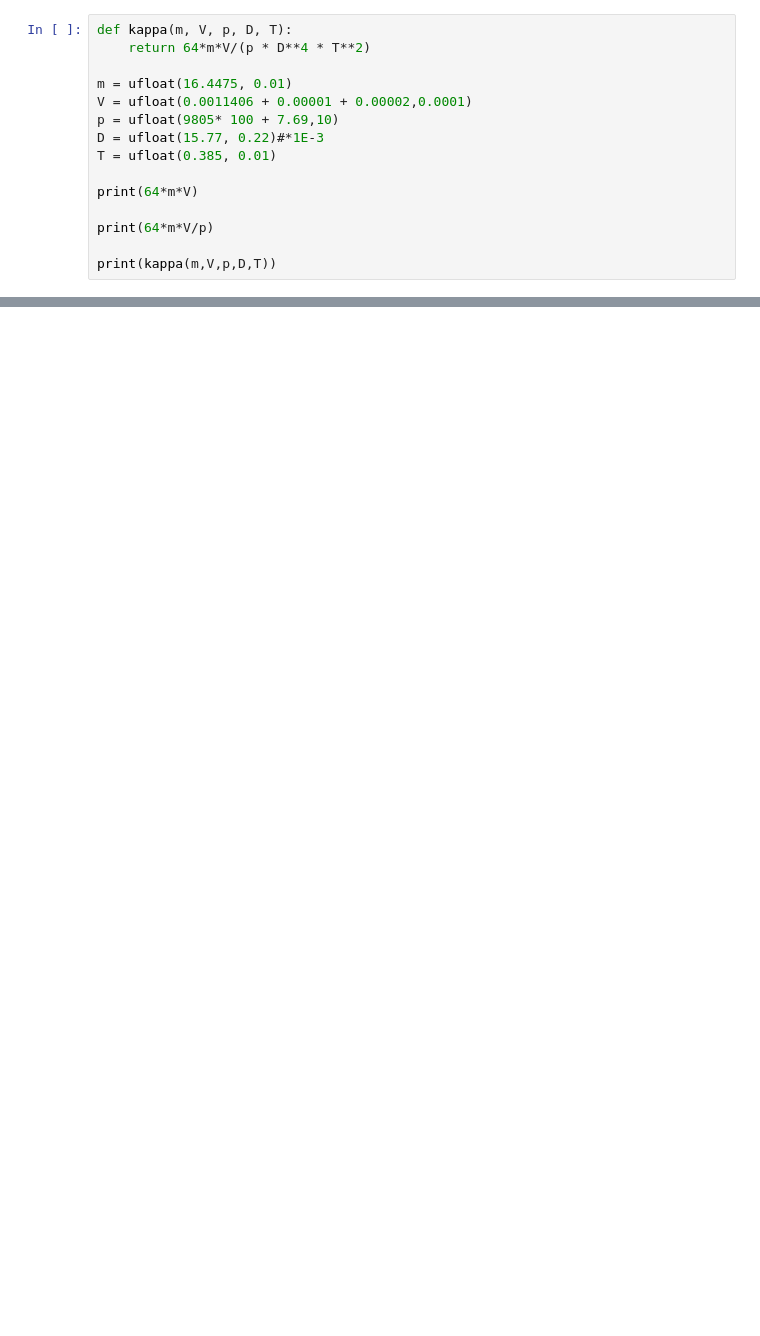
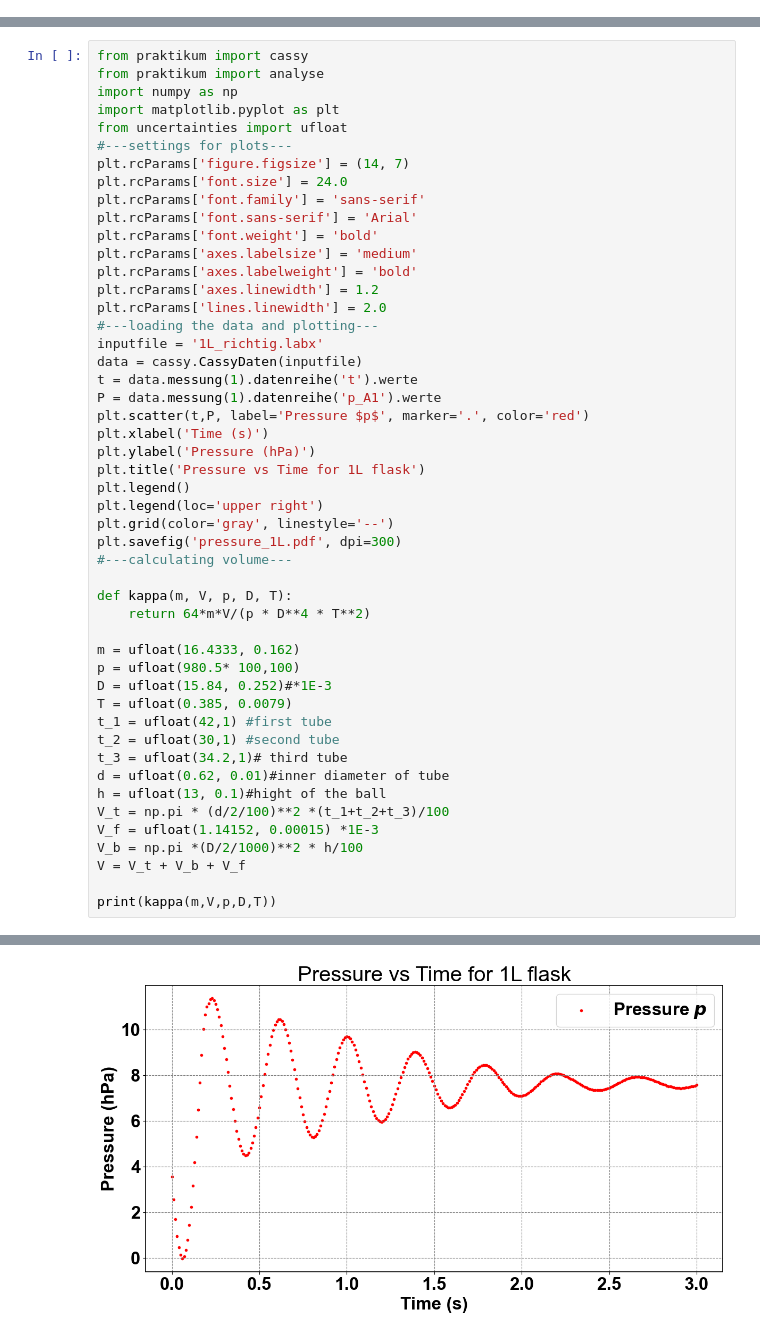
Before and after one commit to Bloomy-Yuki/Praktikum-I, a Jupyter notebook: Protocols/W-Lehre II/Notebooks/kappa.ipynb, the cells around one changed output, grey strips where cells are left out. Saved outputs shown, nothing was run; the diff lists cells and outputs as text; blank space fills up the shorter version.

Commit message:
solving the last aufgabe in W-lehre II, finished the first two after a long while of manual editing

```diff
--- a/Protocols/W-Lehre II/Notebooks/kappa.ipynb
+++ b/Protocols/W-Lehre II/Notebooks/kappa.ipynb
@@ -47,15 +0,0 @@ T_0 = []
-# %%
-def kappa(m, V, p, D, T):
-    return 64*m*V/(p * D**4 * T**2)
-
-m = ufloat(16.4475, 0.01)
-V = ufloat(0.0011406 + 0.00001 + 0.00002,0.0001)
-p = ufloat(9805* 100 + 7.69,10)
-D = ufloat(15.77, 0.22)#*1E-3
-T = ufloat(0.385, 0.01)
-
-print(64*m*V)
-
-print(64*m*V/p)
-
-print(kappa(m,V,p,D,T))
@@ -70,0 +1,50 @@ sys.float_info(max=1.7976931348623157e+308, max_exp=1024, max_10_exp=308, min=2.
+# %%
+from praktikum import cassy
+from praktikum import analyse
+import numpy as np
+import matplotlib.pyplot as plt
+from uncertainties import ufloat
+#---settings for plots---
+plt.rcParams['figure.figsize'] = (14, 7)
+plt.rcParams['font.size'] = 24.0
+plt.rcParams['font.family'] = 'sans-serif'
+plt.rcParams['font.sans-serif'] = 'Arial'
+plt.rcParams['font.weight'] = 'bold'
+plt.rcParams['axes.labelsize'] = 'medium'
+plt.rcParams['axes.labelweight'] = 'bold'
+plt.rcParams['axes.linewidth'] = 1.2
+plt.rcParams['lines.linewidth'] = 2.0
+#---loading the data and plotting---
+inputfile = '1L_richtig.labx'
+data = cassy.CassyDaten(inputfile)
+t = data.messung(1).datenreihe('t').werte
+P = data.messung(1).datenreihe('p_A1').werte
+plt.scatter(t,P, label='Pressure $p$', marker='.', color='red')
+plt.xlabel('Time (s)')
+plt.ylabel('Pressure (hPa)')
+plt.title('Pressure vs Time for 1L flask')
+plt.legend()
+plt.legend(loc='upper right')
+plt.grid(color='gray', linestyle='--')
+plt.savefig('pressure_1L.pdf', dpi=300)
+#---calculating volume---
+
+def kappa(m, V, p, D, T):
+    return 64*m*V/(p * D**4 * T**2)
+
+m = ufloat(16.4333, 0.162)
+p = ufloat(980.5* 100,100)
+D = ufloat(15.84, 0.252)#*1E-3
+T = ufloat(0.385, 0.0079)
+t_1 = ufloat(42,1) #first tube
+t_2 = ufloat(30,1) #second tube
+t_3 = ufloat(34.2,1)# third tube
+d = ufloat(0.62, 0.01)#inner diameter of tube
+h = ufloat(13, 0.1)#hight of the ball
+V_t = np.pi * (d/2/100)**2 *(t_1+t_2+t_3)/100
+V_f = ufloat(1.14152, 0.00015) *1E-3
+V_b = np.pi *(D/2/1000)**2 * h/100
+V = V_t + V_b + V_f
+
+print(kappa(m,V,p,D,T))
+# %% [output]
@@ -70,0 +53 @@ sys.float_info(max=1.7976931348623157e+308, max_exp=1024, max_10_exp=308, min=2.
+[figure, added]
```
Also changed, not shown: parts of 35 cells of this notebook, 8 other files.
